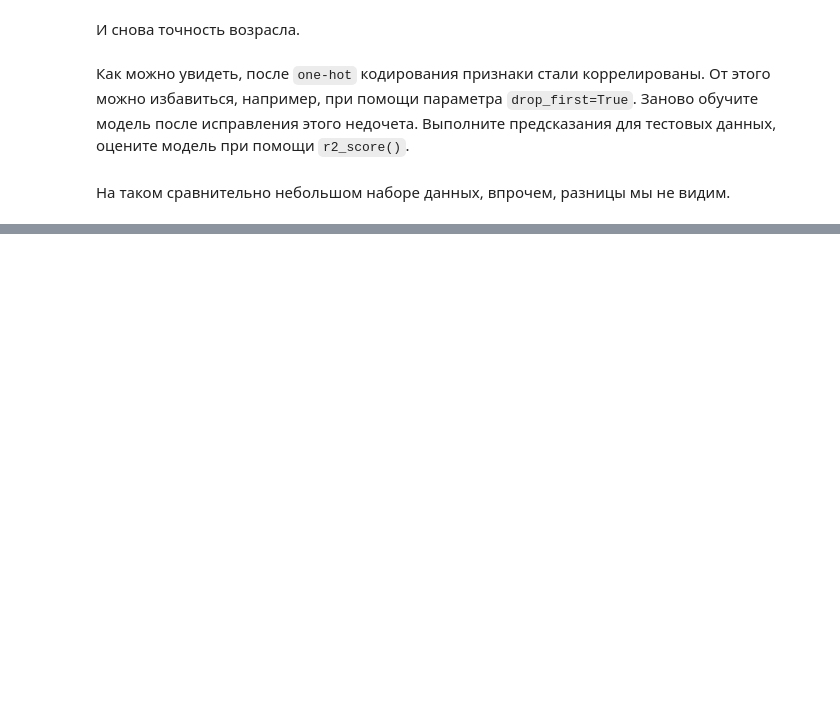
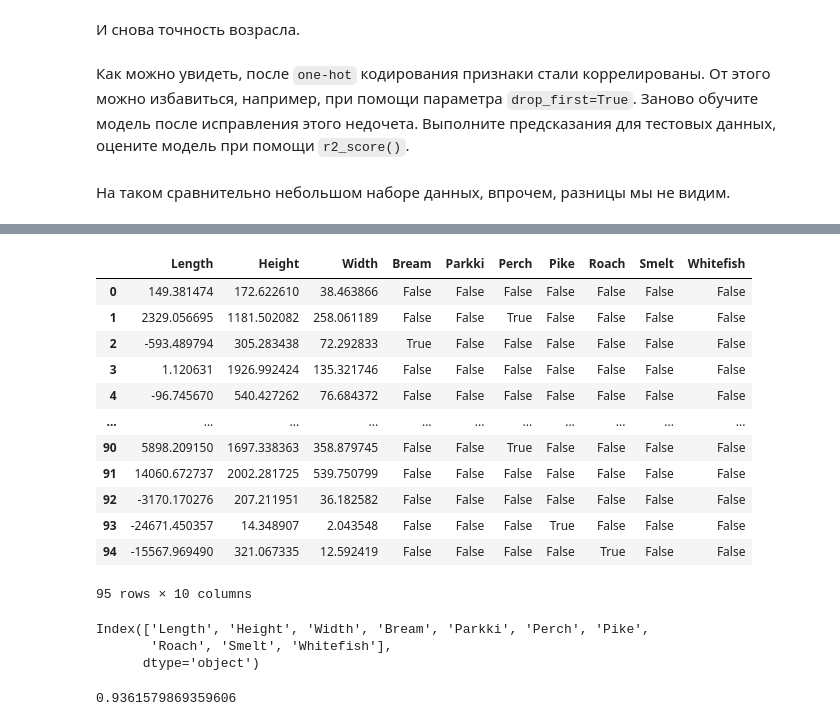
Before and after one commit to FEDOROV-ALEXANDER/ML_Statistics_ITMO, a Jupyter notebook: course/Regression_Students (1).ipynb, the cells around one changed output, grey strips where cells are left out. Cells and saved outputs as stored; diff of their text form; code cells hidden in the pictures; blank space fills up the shorter version.

```diff
--- a/course/Regression_Students (1).ipynb
+++ b/course/Regression_Students (1).ipynb
@@ -241,0 +251,3 @@ ax2.scatter(train_x_pca_cube['Width'], train['Weight'], color='red')
+# %%
+lr.fit(train_x_pca_cube, train_y)
+lr.score(test_x_pca_cube, test_y)
@@ -253,0 +266,5 @@ ax2.scatter(train_x_pca_cube['Width'], train['Weight'], color='red')
+# %%
+train_x_pca_cube_categorical = train_x_pca_cube.copy()
+train_x_pca_cube_categorical['Species'] = train_x['Species']
+test_x_pca_cube_categorical = test_x_pca_cube.copy()
+test_x_pca_cube_categorical['Species'] = test_x['Species']
@@ -259,0 +311,4 @@ ax2.scatter(train_x_pca_cube['Width'], train['Weight'], color='red')
+# %%
+train_x_pca_cube_categorical = pd.concat([train_x_pca_cube_categorical, pd.get_dummies(train_x_pca_cube_categorical['Species'])], axis=1)
+# %%
+train_x_pca_cube_categorical = train_x_pca_cube_categorical.drop(['Species'], axis=1)
@@ -261,0 +329,16 @@ ax2.scatter(train_x_pca_cube['Width'], train['Weight'], color='red')
+# %%
+train_x_pca_cube_categorical
+# %% [output]
+|  | Length | Height | Width | Bream | Parkki | Perch | Pike | Roach | Smelt | Whitefish |
+| 0 | 149.381474 | 172.622610 | 38.463866 | False | False | False | False | False | False | False |
+| 1 | 2329.056695 | 1181.502082 | 258.061189 | False | False | True | False | False | False | False |
+| 2 | -593.489794 | 305.283438 | 72.292833 | True | False | False | False | False | False | False |
+| 3 | 1.120631 | 1926.992424 | 135.321746 | False | False | False | False | False | False | False |
+| 4 | -96.745670 | 540.427262 | 76.684372 | False | False | False | False | False | False | False |
+| ... | ... | ... | ... | ... | ... | ... | ... | ... | ... | ... |
+| 90 | 5898.209150 | 1697.338363 | 358.879745 | False | False | True | False | False | False | False |
+| 91 | 14060.672737 | 2002.281725 | 539.750799 | False | False | False | False | False | False | False |
+| 92 | -3170.170276 | 207.211951 | 36.182582 | False | False | False | False | False | False | False |
+| 93 | -24671.450357 | 14.348907 | 2.043548 | False | False | False | True | False | False | False |
+| 94 | -15567.969490 | 321.067335 | 12.592419 | False | False | False | False | True | False | False |
+95 rows × 10 columns
@@ -261,0 +349,6 @@ ax2.scatter(train_x_pca_cube['Width'], train['Weight'], color='red')
+# %%
+train_x_pca_cube_categorical.columns
+# %% [output]
+Index(['Length', 'Height', 'Width', 'Bream', 'Parkki', 'Perch', 'Pike',
+       'Roach', 'Smelt', 'Whitefish'],
+      dtype='object')
@@ -261,0 +358,5 @@ ax2.scatter(train_x_pca_cube['Width'], train['Weight'], color='red')
+# %%
+lr.fit(train_x_pca_cube_categorical, train_y)
+lr.score(test_x_pca_cube_categorical, test_y)
+# %% [output]
+0.9361579869359606
```
Also changed, not shown: parts of 35 cells of this notebook.
